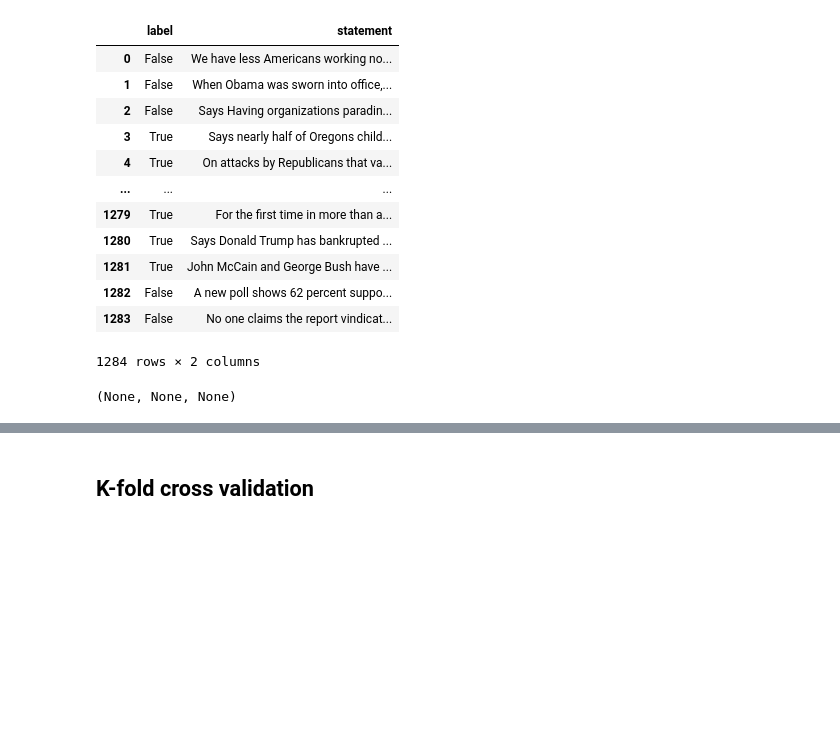
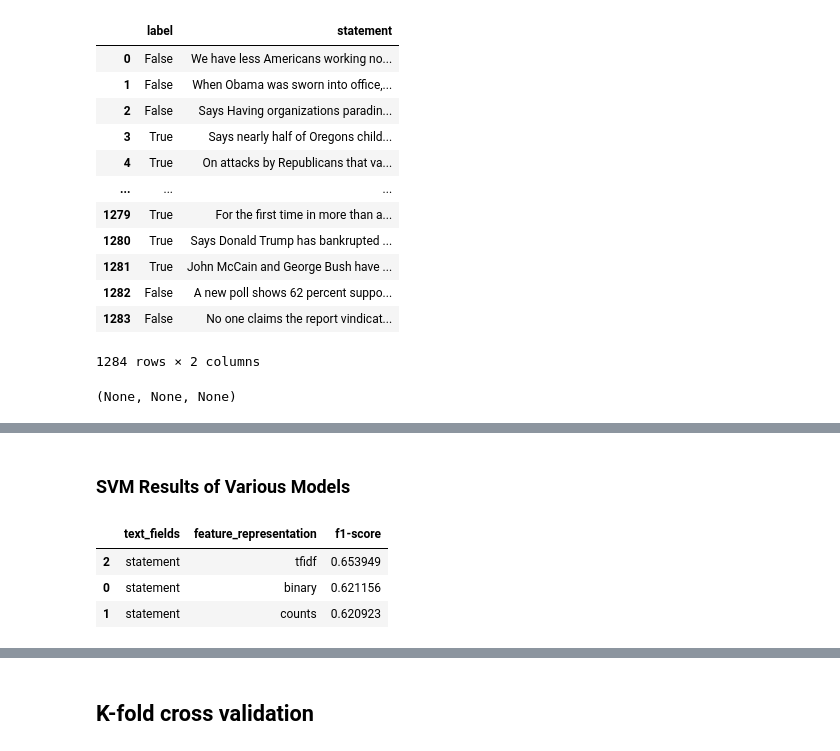
Before and after one commit to kiranrawat/Detecting-Fake-News-On-Social-Media, a Jupyter notebook: notebooks/Modeling.ipynb, the cells around one changed output, grey strips where cells are left out. Cells and saved outputs as stored; diff of their text form; code cells hidden in the pictures; blank space fills up the shorter version.

```diff
--- a/notebooks/Modeling.ipynb
+++ b/notebooks/Modeling.ipynb
@@ -273,0 +411,10 @@ So, we have merged all three datasets (train, test & val) together, so that we c
+# %%
+field='statement'
+feature_reps=['binary','counts','tfidf']
+svm_results=[]
+svm_clf = svm.LinearSVC()
+
+for feature_rep in feature_reps:
+        print(f'SVM Model - {feature_rep} features with statement')
+        model,transformer,score,confusion,report=train_model(svm_clf,train_val,field=field,feature_rep=feature_rep)
+        svm_results.append([field,feature_rep,score])
@@ -273,0 +440,10 @@ So, we have merged all three datasets (train, test & val) together, so that we c
+# %% [markdown]
+### SVM Results of Various Models
+# %%
+svm_df_results=pd.DataFrame(svm_results,columns=['text_fields','feature_representation','f1-score'])
+svm_df_results.sort_values(by=['f1-score'],ascending=False)
+# %% [output]
+|  | text_fields | feature_representation | f1-score |
+| 2 | statement | tfidf | 0.653949 |
+| 0 | statement | binary | 0.621156 |
+| 1 | statement | counts | 0.620923 |
```
Also changed, not shown: parts of 59 cells of this notebook, 2 other files.
